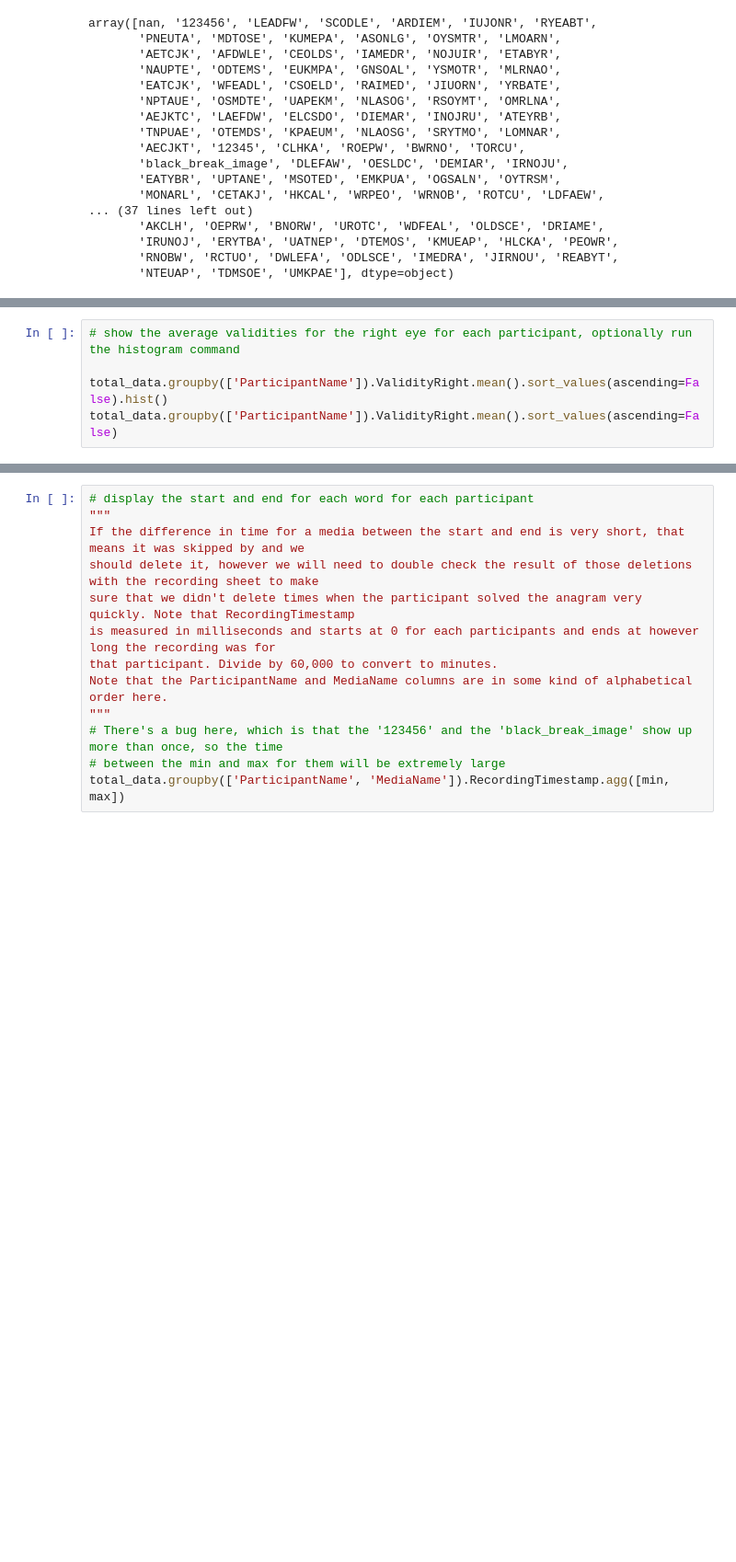
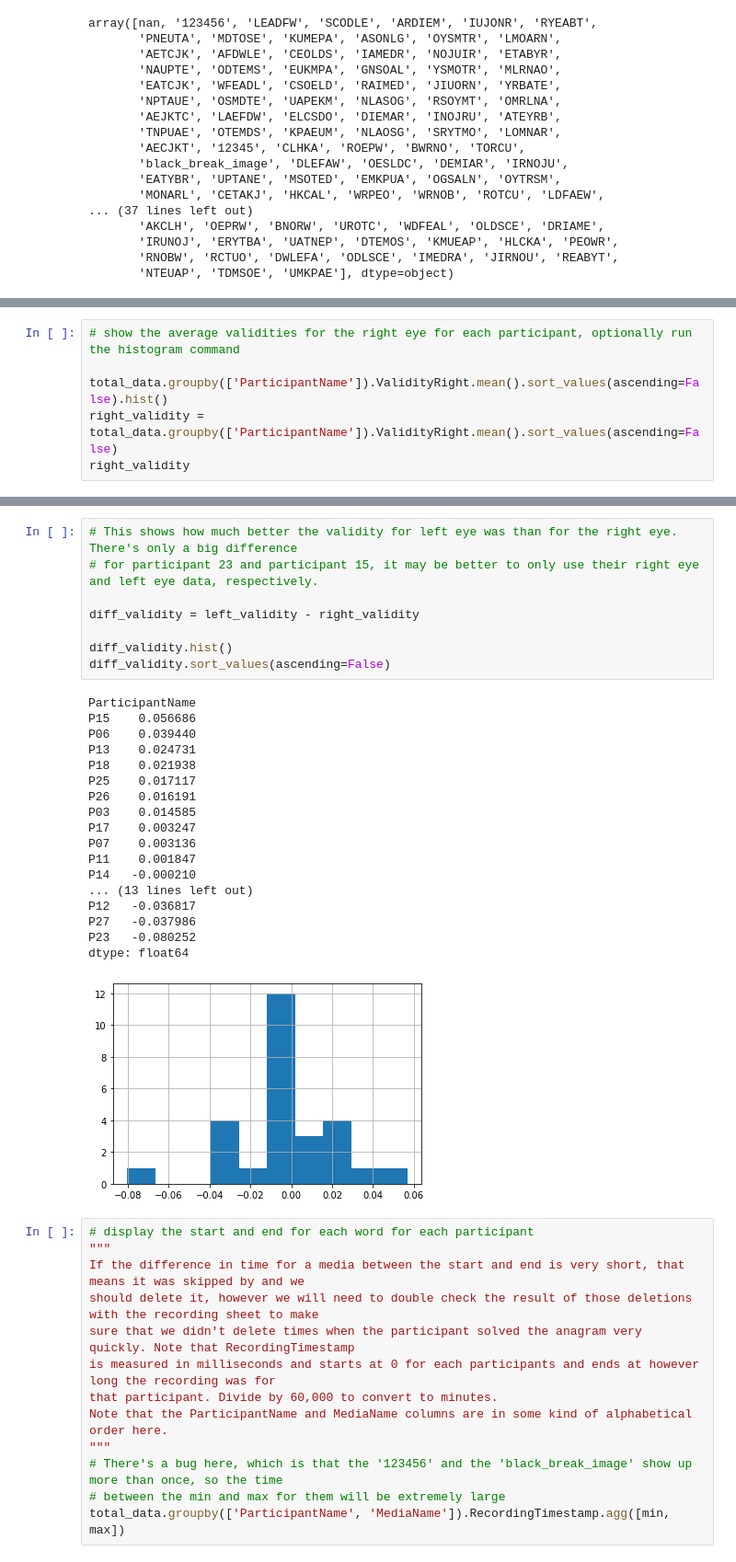
Before and after one commit to jessebmurray/eyetracking, a Jupyter notebook: par_data_total.ipynb, the cells around one changed output, grey strips where cells are left out. Shown: that part at 92% size. Saved outputs shown, nothing was run; the diff lists cells and outputs as text; blank space fills up the shorter version.

```diff
--- a/par_data_total.ipynb
+++ b/par_data_total.ipynb
@@ -115,6 +129,7 @@ Name: ValidityLeft, dtype: float64
 # show the average validities for the right eye for each participant, optionally run the histogram command
 
 total_data.groupby(['ParticipantName']).ValidityRight.mean().sort_values(ascending=False).hist()
-total_data.groupby(['ParticipantName']).ValidityRight.mean().sort_values(ascending=False)
+right_validity = total_data.groupby(['ParticipantName']).ValidityRight.mean().sort_values(ascending=False)
+right_validity
 # %% [output]
 ParticipantName
@@ -138,3 +153,30 @@ Name: ValidityRight, dtype: float64
+# %%
+# This shows how much better the validity for left eye was than for the right eye. There's only a big difference
+# for participant 23 and participant 15, it may be better to only use their right eye and left eye data, respectively.
+
+diff_validity = left_validity - right_validity
+
+diff_validity.hist()
+diff_validity.sort_values(ascending=False)
+# %% [output]
+ParticipantName
+P15    0.056686
+P06    0.039440
+P13    0.024731
+P18    0.021938
+P25    0.017117
+P26    0.016191
+P03    0.014585
+P17    0.003247
+P07    0.003136
+P11    0.001847
+P14   -0.000210
+... (13 lines left out)
+P12   -0.036817
+P27   -0.037986
+P23   -0.080252
+dtype: float64
+[figure, added]
 # %%
 # display the start and end for each word for each participant
 """
```
Also changed, not shown: parts of 24 cells of this notebook.
